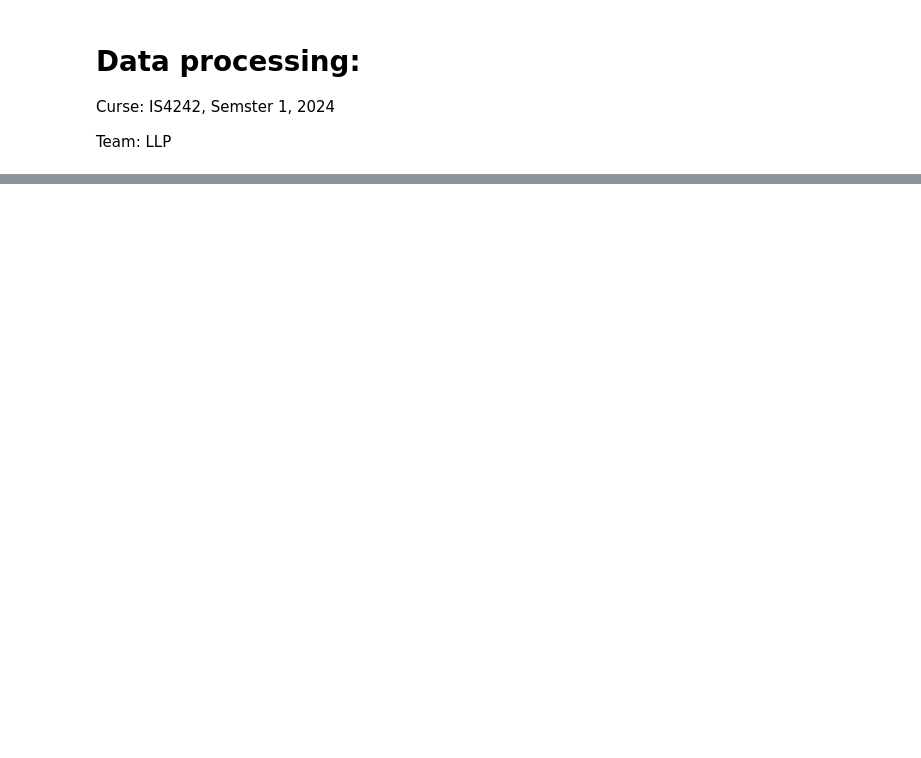
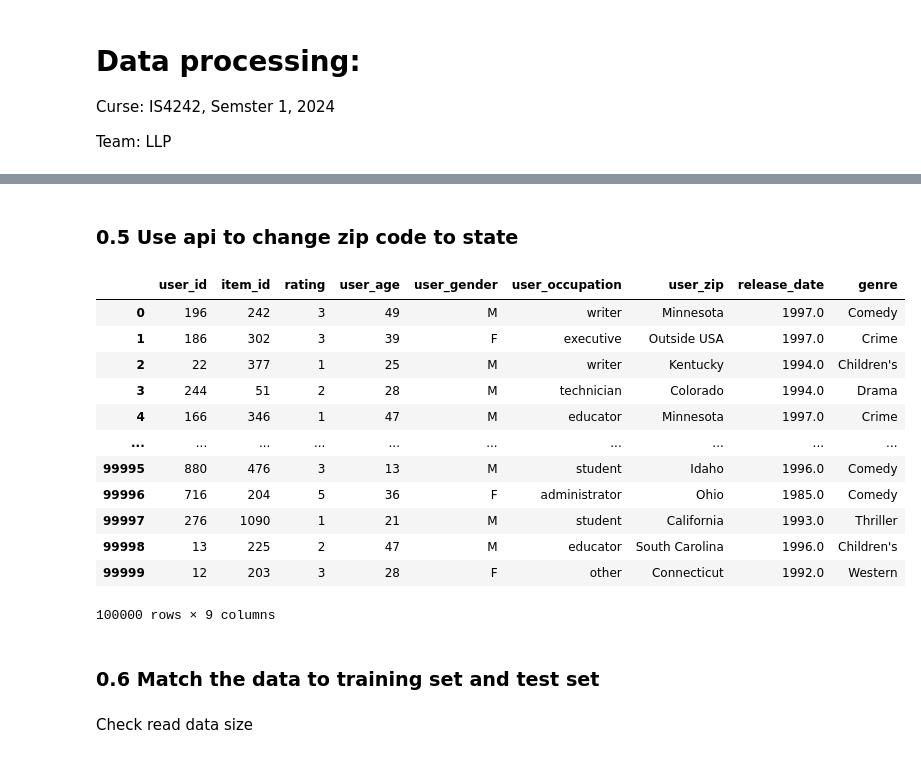
Before and after one commit to Cgolling/LLP_IS4242, a Jupyter notebook: Data_process.ipynb, the cells around one changed output, grey strips where cells are left out. Drawn from its saved outputs; the diff is of its cells as text; code cells hidden in the pictures; blank space fills up the shorter version.

```diff
--- a/Data_process.ipynb
+++ b/Data_process.ipynb
@@ -34,0 +138,3 @@ item.columns = header
+# %%
+df_all_data.drop(columns=["timestamp"], inplace=True)
+df_all_data.head(5)
@@ -34,0 +154,3 @@ item.columns = header
+# %%
+df_all_data.drop(columns=["video_release_date", "IMDb_URL", "movie_title"], inplace=True)
+df_all_data['release_date'] = pd.to_datetime(df_all_data['release_date'],errors='coerce').dt.year
@@ -34,0 +159,5 @@ item.columns = header
+# %%
+df_all_data_genre = df_all_data[df_genre["genre_name"].tolist()]
+df_all_data['genre'] = df_all_data_genre.idxmax(axis=1)
+df_all_data.drop(columns=df_genre["genre_name"].tolist(), inplace=True)
+df_all_data.head(5)
@@ -34,0 +171,61 @@ item.columns = header
+# %% [markdown]
+### 0.5 Use api to change zip code to state
+# %%
+import requests
+from concurrent.futures import ThreadPoolExecutor, as_completed
+import pandas as pd
+
+# Dictionary to store cached responses
+cache = {}
+
+# Function to fetch the state for a ZIP code
+def fetch_state(zip_code):
+    if zip_code in cache:
+        return cache[zip_code]
+
+    response = requests.get(f'http://api.zippopotam.us/us/{zip_code}')
+    if response.status_code == 200:
+        data = response.json()
+        state = data['places'][0]['state']
+        cache[zip_code] = state  # Cache the result
+        return state
+    else:
+        return 'Outside USA'
+
+# Function to run API requests concurrently using a thread pool
+def fetch_states_concurrently(df, max_workers=10):
+    zip_codes = df['user_zip'].unique()
+
+    # Use a thread pool to process the requests concurrently
+    with ThreadPoolExecutor(max_workers=max_workers) as executor:
+        futures = {executor.submit(fetch_state, zip_code): zip_code for zip_code in zip_codes}
+        results = {}
+
+        for future in as_completed(futures):
+            zip_code = futures[future]
+            results[zip_code] = future.result()
+
+    # Update the DataFrame with state information
+    df['user_zip'] = df['user_zip'].map(results)
+    return df
+
+# Call the function to update ZIP codes with states
+df_all_data = fetch_states_concurrently(df_all_data)
+
+df_all_data
+# %% [output]
+|  | user_id | item_id | rating | user_age | user_gender | user_occupation | user_zip | release_date | genre |
+| 0 | 196 | 242 | 3 | 49 | M | writer | Minnesota | 1997.0 | Comedy |
+| 1 | 186 | 302 | 3 | 39 | F | executive | Outside USA | 1997.0 | Crime |
+| 2 | 22 | 377 | 1 | 25 | M | writer | Kentucky | 1994.0 | Children's |
+| 3 | 244 | 51 | 2 | 28 | M | technician | Colorado | 1994.0 | Drama |
+| 4 | 166 | 346 | 1 | 47 | M | educator | Minnesota | 1997.0 | Crime |
+| ... | ... | ... | ... | ... | ... | ... | ... | ... | ... |
+| 99995 | 880 | 476 | 3 | 13 | M | student | Idaho | 1996.0 | Comedy |
+| 99996 | 716 | 204 | 5 | 36 | F | administrator | Ohio | 1985.0 | Comedy |
+| 99997 | 276 | 1090 | 1 | 21 | M | student | California | 1993.0 | Thriller |
+| 99998 | 13 | 225 | 2 | 47 | M | educator | South Carolina | 1996.0 | Children's |
+| 99999 | 12 | 203 | 3 | 28 | F | other | Connecticut | 1992.0 | Western |
+100000 rows × 9 columns
+# %% [markdown]
+### 0.6 Match the data to training set and test set
@@ -34,0 +255,2 @@ item.columns = header
+# %% [markdown]
+Check read data size
```
Also changed, not shown: parts of 23 cells of this notebook, 5 other files.
